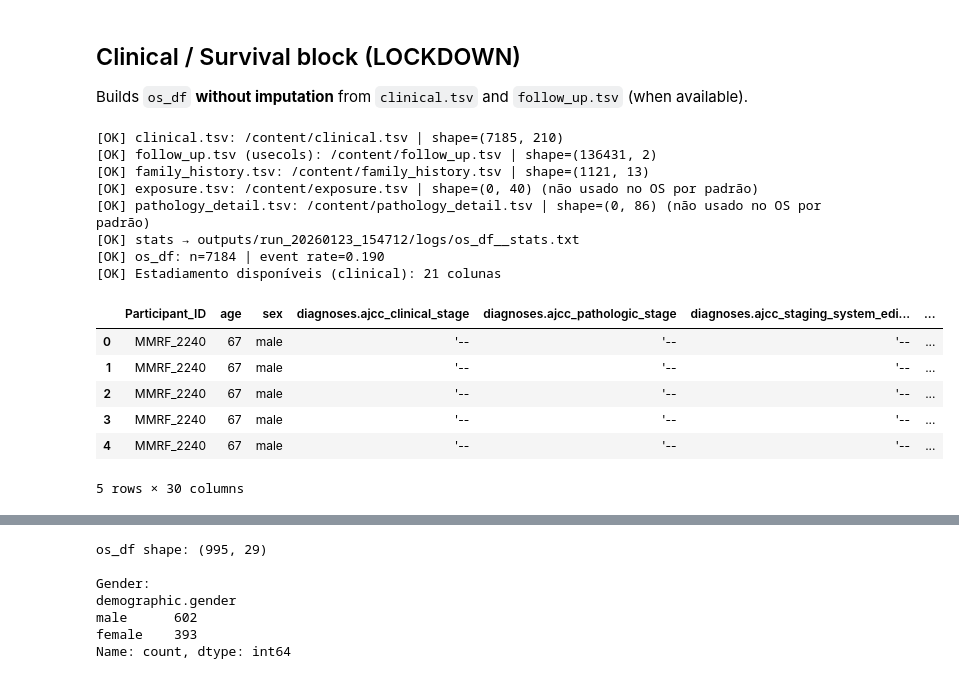
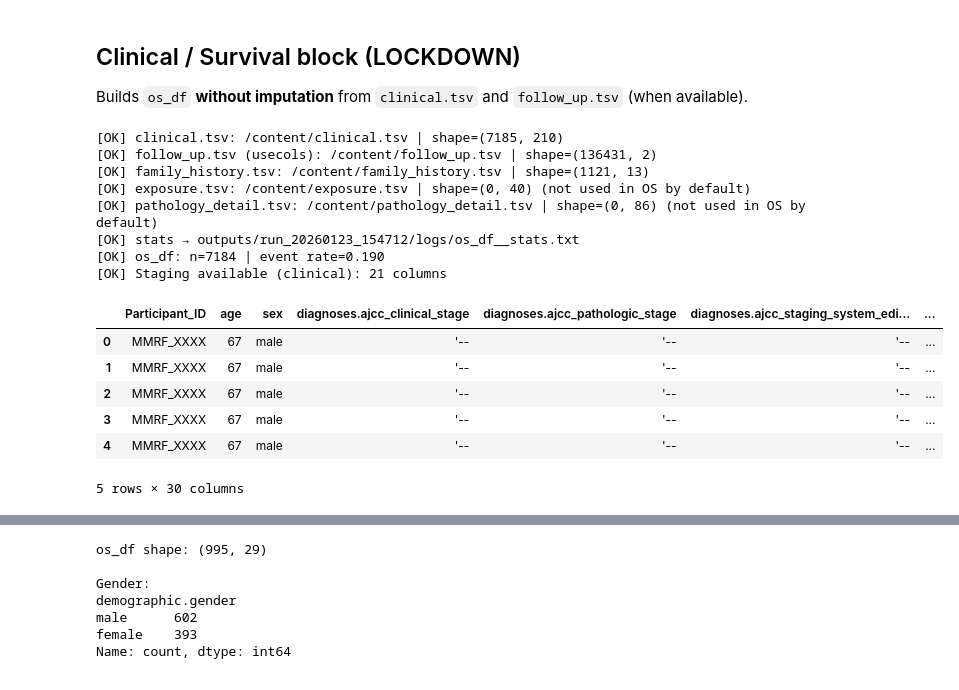
Before and after one commit to tiagochavo87/CNV-MMRF-COMMPASS-PIPELINE, a Jupyter notebook: CNV_MMRF_COMMPASS_V17_Rodado.ipynb, the cells around one changed output, grey strips where cells are left out. Drawn from its saved outputs; the diff is of its cells as text; code cells hidden in the pictures.

```diff
--- a/CNV_MMRF_COMMPASS_V17_Rodado.ipynb
+++ b/CNV_MMRF_COMMPASS_V17_Rodado.ipynb
@@ -260,7 +260,7 @@ def download_gdc_file(file_id: str, file_name: str, md5_expected: str | None, ou
             if md5_now.lower() == str(md5_expected).lower():
                 return out_path
             else:
-                print(f"[WARN] md5 divergente para {file_name}. Rebaixando…")
+                print(f"[WARN] divergent md5 for {file_name}. Downgrading…")
                 os.remove(out_path)
 
     url = f"{GDC_DATA_URL}/{file_id}"
@@ -274,7 +274,7 @@ def download_gdc_file(file_id: str, file_name: str, md5_expected: str | None, ou
     if md5_expected:
         md5_now = md5_file(out_path)
         if md5_now.lower() != str(md5_expected).lower():
-            raise RuntimeError(f"md5 inválido: {file_name} (expected={md5_expected}, got={md5_now})")
+            raise RuntimeError(f"invalid md5: {file_name} (expected={md5_expected}, got={md5_now})")
     return out_path
 
 paths = []
@@ -282,6 +282,6 @@ for _, row in tqdm(files_df.iterrows(), total=len(files_df), desc="Downloading")
     paths.append(download_gdc_file(row["file_id"], row["file_name"], row.get("md5sum")))
 
 print(f"[OK] Downloads em: {DOWNLOAD_DIR}")
-print(f"[OK] Arquivos baixados: {len(paths)}")
+print(f"[OK] Files downloaded: {len(paths)}")
 # %% [output]
 [OK] Downloads em: outputs/run_20260123_154712/raw/mmrf_cnv_data
@@ -1275,8 +1275,8 @@ bp_chr.head(10)
 Builds `os_df` **without imputation** from `clinical.tsv` and `follow_up.tsv` (when available).
 # %%
 # =========================================================
-# 13) OS LOCKDOWN (sem imputação) + STAGING (todas as colunas disponíveis)
-#     + merge opcional de family_history / exposure / pathology_detail (se existirem)
+# 13) OS LOCKDOWN (no imputation) + STAGING (all available columns)
+#     + optional merge of family_history / exposure / pathology_detail (if present)
 # =========================================================
 import glob
 import re
@@ -1338,12 +1338,12 @@ pathology_detail_path = _find_first([
 ])
 
 if clinical_path is None:
-    raise FileNotFoundError("Não encontrei clinical.tsv. Faça upload no Colab (ou deixe em /mnt/data) e rode novamente.")
+    raise FileNotFoundError("Could not find clinical.tsv. Upload it in Colab (or place it in /mnt/data) and run again.")
 
 df_clin = pd.read_csv(clinical_path, sep="\t", low_memory=False)
 print(f"[OK] clinical.tsv: {clinical_path} | shape={df_clin.shape}")
 
-# follow_up é grande; ler só colunas necessárias
+# follow_up is large; read only the necessary columns
 df_fu = None
 if followup_path is not None:
     fu_cols = pd.read_csv(followup_path, sep="\t", nrows=0).columns.tolist()
@@ -1353,9 +1353,9 @@ if followup_path is not None:
         df_fu = pd.read_csv(followup_path, sep="\t", usecols=[fu_id_col, fu_time_col], low_memory=False)
         print(f"[OK] follow_up.tsv (usecols): {followup_path} | shape={df_fu.shape}")
     else:
-        print("[WARN] follow_up.tsv encontrado, mas sem colunas esperadas de ID/tempo. Ignorando follow_up.")
+        print("[WARN] follow_up.tsv found, but missing expected ID/time columns. Ignoring follow_up.")
 else:
-    print("[WARN] follow_up.tsv não encontrado.")
+    print("[WARN] follow_up.tsv not found.")
 
 def pick_col(df, candidates):
     for c in candidates:
@@ -1364,7 +1364,7 @@ def pick_col(df, candidates):
     return None
 
 # ----------------------------
-# Identificadores e campos de OS
+# Identifiers and OS fields
 # ----------------------------
 id_col = pick_col(df_clin, ["cases.submitter_id","demographic.submitter_id","cases.case_id"])
 if id_col is None:
@@ -1376,8 +1376,8 @@ age_col = pick_col(df_clin, ["demographic.age_at_index","demographic.age_at_inde
 sex_col = pick_col(df_clin, ["demographic.gender","demographic.sex","cases.gender","cases.sex"])
 
 # ----------------------------
-# Estadiamento (TODAS as colunas plausíveis)
-# Observação: aqui só anexamos ao os_df; os filtros e análises são feitos depois.
+# Staging (ALL plausible columns)
+# Note: here we only attach to os_df; filters and analyses are done later.
 # ----------------------------
 stage_like = []
 for c in df_clin.columns:
@@ -1385,7 +1385,7 @@ for c in df_clin.columns:
     if ("iss_stage" in lc) or ("r_iss" in lc) or ("riss" in lc) or ("revised" in lc and "iss" in lc):
         stage_like.append(c)
     elif re.search(r"(?:^|\.|_)(stage|staging)(?:$|_|\.)", lc):
-        # inclui *stage* genérico (pode estar vazio; filtraremos depois)
+        # include generic *stage* (may be empty; we filter later)
         stage_like.append(c)
 
 STAGE_COLUMNS_AVAILABLE = sorted(list(dict.fromkeys(stage_like)))
@@ -1409,13 +1409,13 @@ if sex_col and sex_col in df_clin.columns:
 else:
     base["sex"] = pd.NA
 
-# adiciona colunas de estadiamento (raw)
+# add staging columns (raw)
 if STAGE_COLUMNS_AVAILABLE:
     st = df_clin[[id_col] + STAGE_COLUMNS_AVAILABLE].copy()
     st = st.rename(columns={id_col:"Participant_ID"})
     st["Participant_ID"] = st["Participant_ID"].astype(str)
 
-    # resolve duplicatas por Participant_ID pegando o primeiro valor não-nulo (determinístico)
+    # resolve duplicates per Participant_ID by taking the first non-null value (deterministic)
     def _first_nonnull(s):
         s2 = s.dropna()
         if len(s2) == 0:
@@ -1429,7 +1429,7 @@ if STAGE_COLUMNS_AVAILABLE:
 base["event"] = ((vital=="dead") | days_to_death.notna()).astype(int)
 base["time"]  = np.where(base["event"].eq(1), days_to_death, np.nan)
 
-# follow-up para censura (sem imputação "inventada")
+# follow-up for censoring (without "fabricated" imputation)
 if df_fu is not None:
     fu_id_col = pick_col(df_fu, ["cases.submitter_id","cases.case_id"])
     fu_time_col = pick_col(df_fu, ["follow_ups.days_to_follow_up","follow_ups.days_to_last_follow_up","follow_ups.days_to_followup"])
@@ -1441,7 +1441,7 @@ if df_fu is not None:
         base = base.merge(fu_max, on="Participant_ID", how="left")
     else:
         base["fu_time_max"] = np.nan
-        print("[WARN] follow_up.tsv sem colunas esperadas.")
+        print("[WARN] follow_up.tsv missing expected columns.")
 else:
     base["fu_time_max"] = np.nan
 
@@ -1449,7 +1449,7 @@ alive = base["event"].eq(0)
 base.loc[alive, "time"] = base.loc[alive, "fu_time_max"]
 
 # ----------------------------
-# Family history (opcional): agrega por paciente
+# Family history (optional): aggregate per patient
 # ----------------------------
 if family_path is not None:
     df_fh = pd.read_csv(family_path, sep="\t", low_memory=False)
@@ -1460,7 +1460,7 @@ if family_path is not None:
         fh = fh.rename(columns={fh_id:"Participant_ID"})
         fh["Participant_ID"] = fh["Participant_ID"].astype(str)
 
-        # features simples e determinísticas (sem inventar)
+        # simple, deterministic features (without fabricating)
         if "family_histories.relatives_with_cancer_history_count" in fh.columns:
             fh["fh_cancer_count"] = pd.to_numeric(fh["family_histories.relatives_with_cancer_history_count"], errors="coerce")
         else:
@@ -1478,51 +1478,51 @@ if family_path is not None:
         })
         base = base.merge(fh_agg, on="Participant_ID", how="left")
 else:
-    print("[INFO] family_history.tsv não encontrado (ok).")
+    print("[INFO] family_history.tsv not found (ok).")
 
-# Exposure/pathology_detail existem às vezes vazios; apenas logamos
+# Exposure/pathology_detail sometimes exist but empty; we just log them
 if exposure_path is not None:
     try:
         df_ex = pd.read_csv(exposure_path, sep="\t", low_memory=False)
-        print(f"[OK] exposure.tsv: {exposure_path} | shape={df_ex.shape} (não usado no OS por padrão)")
+        print(f"[OK] exposure.tsv: {exposure_path} | shape={df_ex.shape} (not used in OS by default)")
     except Exception:
-        print("[WARN] exposure.tsv encontrado, mas falhou leitura (ignorado).")
+        print("[WARN] exposure.tsv found, but failed to read (ignored).")
 
 if pathology_detail_path is not None:
     try:
         df_pd = pd.read_csv(pathology_detail_path, sep="\t", low_memory=False)
-        print(f"[OK] pathology_detail.tsv: {pathology_detail_path} | shape={df_pd.shape} (não usado no OS por padrão)")
+        print(f"[OK] pathology_detail.tsv: {pathology_detail_path} | shape={df_pd.shape} (not used in OS by default)")
     except Exception:
-        print("[WARN] pathology_detail.tsv encontrado, mas falhou leitura (ignorado).")
+        print("[WARN] pathology_detail.tsv found, but failed to read (ignored).")
 
 # ----------------------------
 # Final OS
 # ----------------------------
 os_df = base.copy()
 os_df["time"] = pd.to_numeric(os_df["time"], errors="coerce")
 os_df = os_df[(os_df["time"].notna()) & (os_df["time"] >= 0)]
 os_df["Participant_ID"] = os_df["Participant_ID"].astype(str)
 os_df["__JOIN_ID__"] = os_df["Participant_ID"].astype("string")
 
 export_df_stats(os_df, "os_df")
 print(f"[OK] os_df: n={len(os_df)} | event rate={os_df['event'].mean():.3f}")
-print(f"[OK] Estadiamento disponíveis (clinical): {len(STAGE_COLUMNS_AVAILABLE)} colunas")
+print(f"[OK] Staging available (clinical): {len(STAGE_COLUMNS_AVAILABLE)} columns")
 os_df.head()
 # %% [output]
 [OK] clinical.tsv: /content/clinical.tsv | shape=(7185, 210)
 [OK] follow_up.tsv (usecols): /content/follow_up.tsv | shape=(136431, 2)
 [OK] family_history.tsv: /content/family_history.tsv | shape=(1121, 13)
-[OK] exposure.tsv: /content/exposure.tsv | shape=(0, 40) (não usado no OS por padrão)
-[OK] pathology_detail.tsv: /content/pathology_detail.tsv | shape=(0, 86) (não usado no OS por padrão)
+[OK] exposure.tsv: /content/exposure.tsv | shape=(0, 40) (not used in OS by default)
+[OK] pathology_detail.tsv: /content/pathology_detail.tsv | shape=(0, 86) (not used in OS by default)
 [OK] stats → outputs/run_20260123_154712/logs/os_df__stats.txt
 [OK] os_df: n=7184 | event rate=0.190
-[OK] Estadiamento disponíveis (clinical): 21 colunas
+[OK] Staging available (clinical): 21 columns
 |  | Participant_ID | age | sex | diagnoses.ajcc_clinical_stage | diagnoses.ajcc_pathologic_stage | diagnoses.ajcc_staging_system_edi... | ... |
-| 0 | MMRF_2240 | 67 | male | '-- | '-- | '-- | ... |
-| 1 | MMRF_2240 | 67 | male | '-- | '-- | '-- | ... |
-| 2 | MMRF_2240 | 67 | male | '-- | '-- | '-- | ... |
-| 3 | MMRF_2240 | 67 | male | '-- | '-- | '-- | ... |
-| 4 | MMRF_2240 | 67 | male | '-- | '-- | '-- | ... |
+| 0 | MMRF_XXXX | 67 | male | '-- | '-- | '-- | ... |
+| 1 | MMRF_XXXX | 67 | male | '-- | '-- | '-- | ... |
+| 2 | MMRF_XXXX | 67 | male | '-- | '-- | '-- | ... |
+| 3 | MMRF_XXXX | 67 | male | '-- | '-- | '-- | ... |
+| 4 | MMRF_XXXX | 67 | male | '-- | '-- | '-- | ... |
 5 rows × 30 columns
 # %%
 # =========================================================
```
Also changed, not shown: parts of 41 cells of this notebook.
